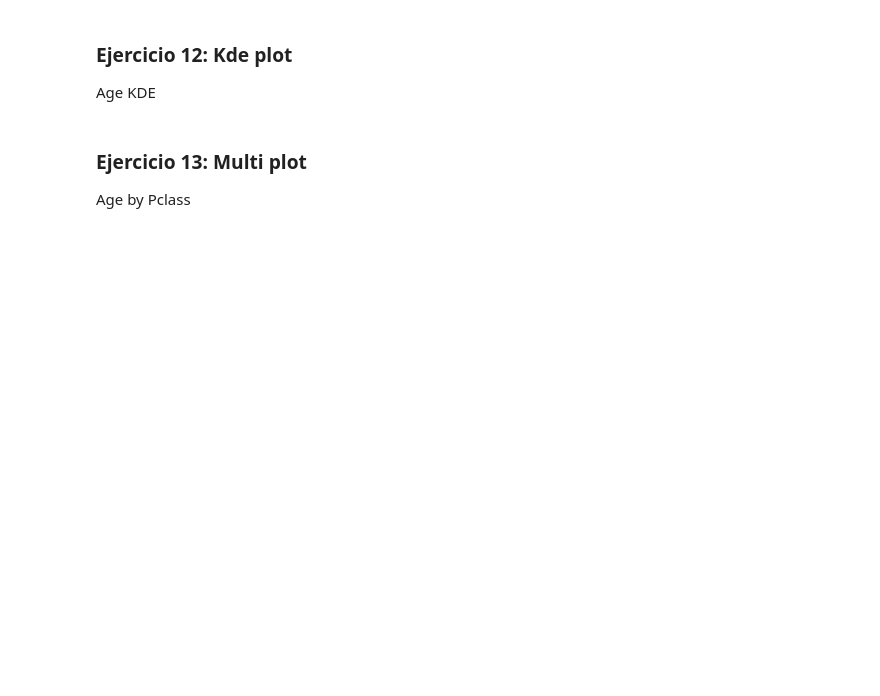
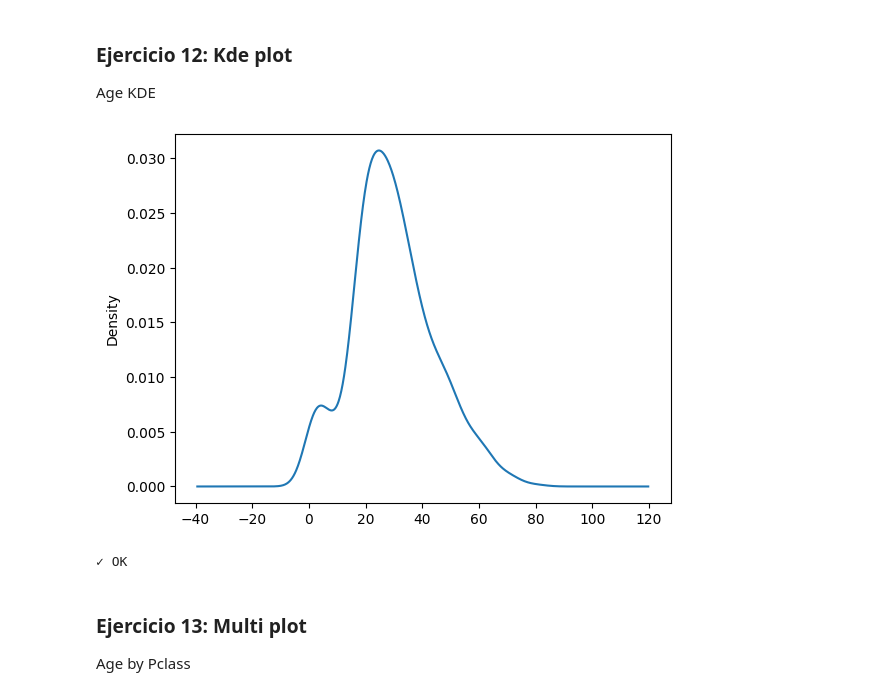
Before and after one commit to JuanmiiVg/BigDataInteligenciaArtificial, a Jupyter notebook: Programación/TareasdePandas/07_Visualization.ipynb, the cells around one changed output. Saved outputs shown, nothing was run; the diff lists cells and outputs as text; code cells hidden in the pictures; blank space fills up the shorter version.

```diff
--- a/Programación/TareasdePandas/07_Visualization.ipynb
+++ b/Programación/TareasdePandas/07_Visualization.ipynb
@@ -176,10 +183,14 @@ print('✓ OK')
 Age KDE
 # %%
 # Pista: titanic['Age'].plot(kind='kde')
-kde = None
+kde = titanic['Age'].plot(kind='kde')
+# %% [output]
+[figure, added]
 # %%
 assert kde is not None
 print('✓ OK')
+# %% [output]
+✓ OK
 # %% [markdown]
 ### Ejercicio 13: Multi plot
 Age by Pclass
```
Also changed, not shown: parts of 9 cells of this notebook, 5 other files.
